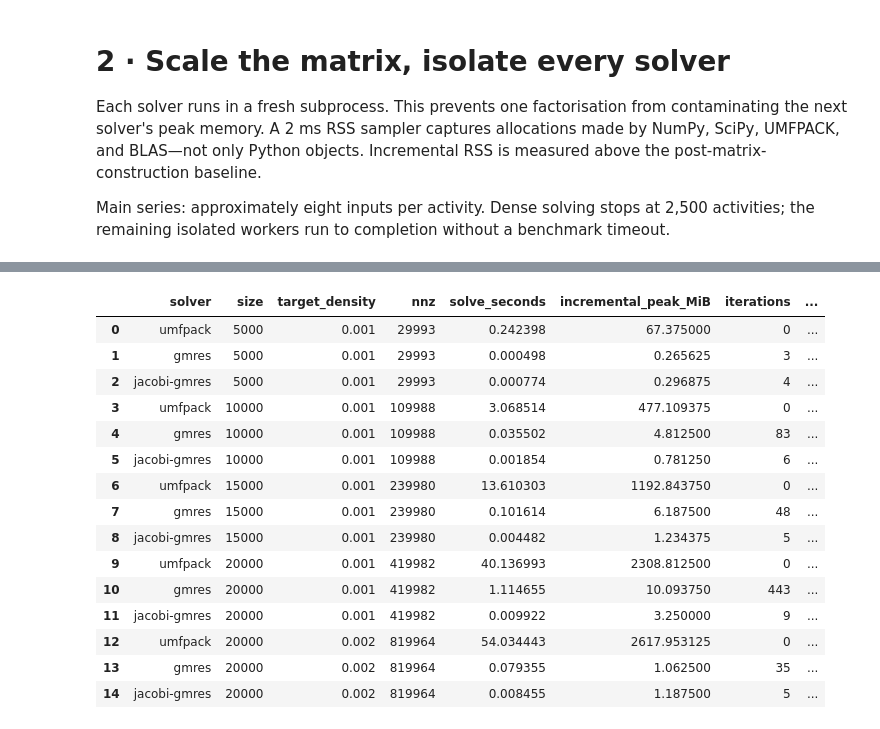
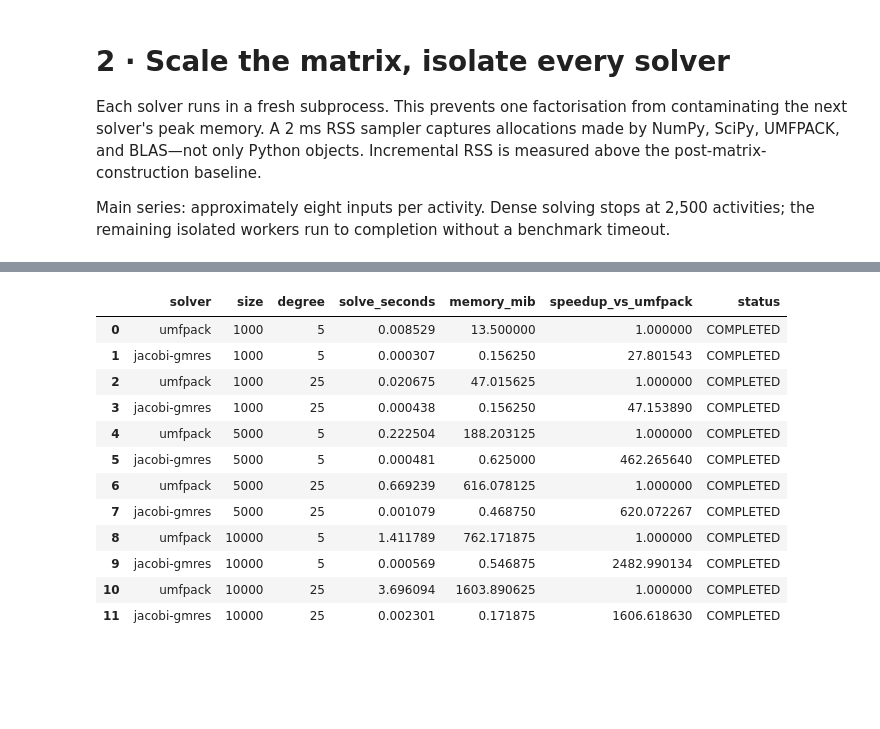
Before and after one commit to romainsacchi/jacobi, a Jupyter notebook: output/jupyter-notebook/brightcon-2026-jacobi-gmres.ipynb, the cells around one changed output, grey strips where cells are left out. Saved outputs shown, nothing was run; the diff lists cells and outputs as text; code cells hidden in the pictures; blank space fills up the shorter version.

```diff
--- a/output/jupyter-notebook/brightcon-2026-jacobi-gmres.ipynb
+++ b/output/jupyter-notebook/brightcon-2026-jacobi-gmres.ipynb
@@ -29,6 +31,7 @@ from time import perf_counter
 import matplotlib.pyplot as plt
 import numpy as np
 import pandas as pd
+import psutil
 import scipy
 from IPython.display import Markdown, display
 from scipy.sparse.linalg import LinearOperator, gmres, spsolve
@@ -52,6 +55,12 @@ ACTIVITY_CODE = "bafu-219622"
 METHOD = ("IPCC 2021", "climate change", "global warming potential (GWP100)")
 SEED = 2026
 RTOL = 1e-4
+try:
+    import pypardiso  # noqa: F401
+    PARDISO_AVAILABLE = True
+except ImportError:
+    PARDISO_AVAILABLE = False
+DIRECT_SOLVERS = ["umfpack"] + (["pardiso"] if PARDISO_AVAILABLE else [])
 
 {
     "live workers": LIVE,
@@ -237,9 +250,10 @@ synthetic[["solver", "size", "solve_seconds", "memory_mib", "iterations", "relat
 # %%
-solver_order = ["numpy-dense", "superlu", "umfpack", "gmres", "jacobi-gmres"]
+solver_order = ["numpy-dense", "superlu", *DIRECT_SOLVERS, "gmres", "jacobi-gmres"]
 colors = {
     "numpy-dense": "#7F8C8D",
     "superlu": "#C44E52",
     "umfpack": "#DD8452",
+    "pardiso": "#937860",
     "gmres": "#4C72B0",
     "jacobi-gmres": "#12A594",
 }
@@ -274,18 +290,13 @@ With constant density, nonzeros grow with $n^2$, not $n$. We sweep 5,000–20,00
 # %%
-def live_or_stored_density(sizes: list[int], density: float, live_name: str, fallback_name: str):
-    live_path = ROOT / "results" / live_name
-    fallback = ROOT / "results" / fallback_name
+def live_or_stored_connectivity():
+    live_path = ROOT / "results" / "live_connectivity.json"
+    fallback = ROOT / "results" / "synthetic_connectivity_calibration.json"
     if LIVE:
         command = [
-            sys.executable,
-            "dev/run_synthetic_suite.py",
-            "--python", sys.executable,
-            "--output", str(live_path),
-            "--sizes", *(str(size) for size in sizes),
-            "--solvers", "umfpack", "gmres", "jacobi-gmres",
-            "--topology", "fixed-density",
-            "--density", str(density),
-            "--rtol", str(RTOL),
+            sys.executable, "dev/run_synthetic_suite.py", "--python", sys.executable,
+            "--output", str(live_path), "--sizes", "1000", "5000", "10000",
+            "--solvers", *DIRECT_SOLVERS, "jacobi-gmres", "--topology", "constant-degree",
+            "--degrees", "5", "25", "--rtol", str(RTOL), "--run-timeout", "60",
         ]
         try:
             run_checked(command)
@@ -295,28 +306,14 @@ def live_or_stored_density(sizes: list[int], density: float, live_name: str, fal
     return json.loads(fallback.read_text()), "STORED RESULTS"
 
 
-density_cases = [
-    live_or_stored_density([5000, 10000, 15000, 20000], 0.001, "live_density.json", "synthetic_density_calibration.json"),
-    live_or_stored_density([20000], 0.002, "live_dense_large.json", "synthetic_dense_large_calibration.json"),
-]
-display(Markdown("**Result sources: " + " · ".join(source for _, source in density_cases) + "**"))
-density_results = pd.concat(
-    [pd.json_normalize(payload["results"]) for payload, _ in density_cases],
-    ignore_index=True,
-)
-density_results["incremental_peak_MiB"] = density_results["incremental_peak_rss_bytes"] / 2**20
-display(density_results[["solver", "size", "target_density", "nnz", "solve_seconds", "incremental_peak_MiB", "iterations", "relative_residual"]])
-
-fig, axis = plt.subplots(figsize=(8.5, 4.2))
-for solver, subset in density_results.sort_values("nnz").groupby("solver"):
-    axis.plot(subset["nnz"], subset["solve_seconds"], "o-", label=solver, color=colors[solver])
-axis.set_xscale("log")
-axis.set_yscale("log")
-axis.set_xlabel("matrix nonzeros [log]")
-axis.set_ylabel("solve time [s, log]")
-axis.set_title("Runtime as size and density increase")
-axis.grid(alpha=0.25, which="both")
-axis.legend(frameon=False)
-fig.tight_layout()
-plt.show()
+connectivity_payload, connectivity_source = live_or_stored_connectivity()
+display(Markdown(f"**Result source: {connectivity_source}**"))
+connectivity = pd.json_normalize(connectivity_payload["results"])
+connectivity["memory_mib"] = connectivity["incremental_peak_rss_bytes"] / 2**20
+connectivity["speedup_vs_umfpack"] = np.nan
+for (size, degree), subset in connectivity.groupby(["size", "degree"]):
+    direct = subset.loc[subset.solver == "umfpack", "solve_seconds"]
+    if len(direct) == 1:
+        connectivity.loc[subset.index, "speedup_vs_umfpack"] = direct.iloc[0] / subset["solve_seconds"]
+display(connectivity[["solver", "size", "degree", "solve_seconds", "memory_mib", "speedup_vs_umfpack", "status"]])
 # %% [output]
@@ -324,16 +321,13 @@ plt.show()
-|  | solver | size | target_density | nnz | solve_seconds | incremental_peak_MiB | iterations | ... |
-| 0 | umfpack | 5000 | 0.001 | 29993 | 0.242398 | 67.375000 | 0 | ... |
-| 1 | gmres | 5000 | 0.001 | 29993 | 0.000498 | 0.265625 | 3 | ... |
-| 2 | jacobi-gmres | 5000 | 0.001 | 29993 | 0.000774 | 0.296875 | 4 | ... |
-| 3 | umfpack | 10000 | 0.001 | 109988 | 3.068514 | 477.109375 | 0 | ... |
-| 4 | gmres | 10000 | 0.001 | 109988 | 0.035502 | 4.812500 | 83 | ... |
-| 5 | jacobi-gmres | 10000 | 0.001 | 109988 | 0.001854 | 0.781250 | 6 | ... |
-| 6 | umfpack | 15000 | 0.001 | 239980 | 13.610303 | 1192.843750 | 0 | ... |
-| 7 | gmres | 15000 | 0.001 | 239980 | 0.101614 | 6.187500 | 48 | ... |
-| 8 | jacobi-gmres | 15000 | 0.001 | 239980 | 0.004482 | 1.234375 | 5 | ... |
-| 9 | umfpack | 20000 | 0.001 | 419982 | 40.136993 | 2308.812500 | 0 | ... |
-| 10 | gmres | 20000 | 0.001 | 419982 | 1.114655 | 10.093750 | 443 | ... |
-| 11 | jacobi-gmres | 20000 | 0.001 | 419982 | 0.009922 | 3.250000 | 9 | ... |
-| 12 | umfpack | 20000 | 0.002 | 819964 | 54.034443 | 2617.953125 | 0 | ... |
-| 13 | gmres | 20000 | 0.002 | 819964 | 0.079355 | 1.062500 | 35 | ... |
-| 14 | jacobi-gmres | 20000 | 0.002 | 819964 | 0.008455 | 1.187500 | 5 | ... |
+|  | solver | size | degree | solve_seconds | memory_mib | speedup_vs_umfpack | status |
+| 0 | umfpack | 1000 | 5 | 0.008529 | 13.500000 | 1.000000 | COMPLETED |
+| 1 | jacobi-gmres | 1000 | 5 | 0.000307 | 0.156250 | 27.801543 | COMPLETED |
+| 2 | umfpack | 1000 | 25 | 0.020675 | 47.015625 | 1.000000 | COMPLETED |
+| 3 | jacobi-gmres | 1000 | 25 | 0.000438 | 0.156250 | 47.153890 | COMPLETED |
+| 4 | umfpack | 5000 | 5 | 0.222504 | 188.203125 | 1.000000 | COMPLETED |
+| 5 | jacobi-gmres | 5000 | 5 | 0.000481 | 0.625000 | 462.265640 | COMPLETED |
+| 6 | umfpack | 5000 | 25 | 0.669239 | 616.078125 | 1.000000 | COMPLETED |
+| 7 | jacobi-gmres | 5000 | 25 | 0.001079 | 0.468750 | 620.072267 | COMPLETED |
+| 8 | umfpack | 10000 | 5 | 1.411789 | 762.171875 | 1.000000 | COMPLETED |
+| 9 | jacobi-gmres | 10000 | 5 | 0.000569 | 0.546875 | 2482.990134 | COMPLETED |
+| 10 | umfpack | 10000 | 25 | 3.696094 | 1603.890625 | 1.000000 | COMPLETED |
+| 11 | jacobi-gmres | 10000 | 25 | 0.002301 | 0.171875 | 1606.618630 | COMPLETED |
```
Also changed, not shown: parts of 27 cells of this notebook, 3 other files.
